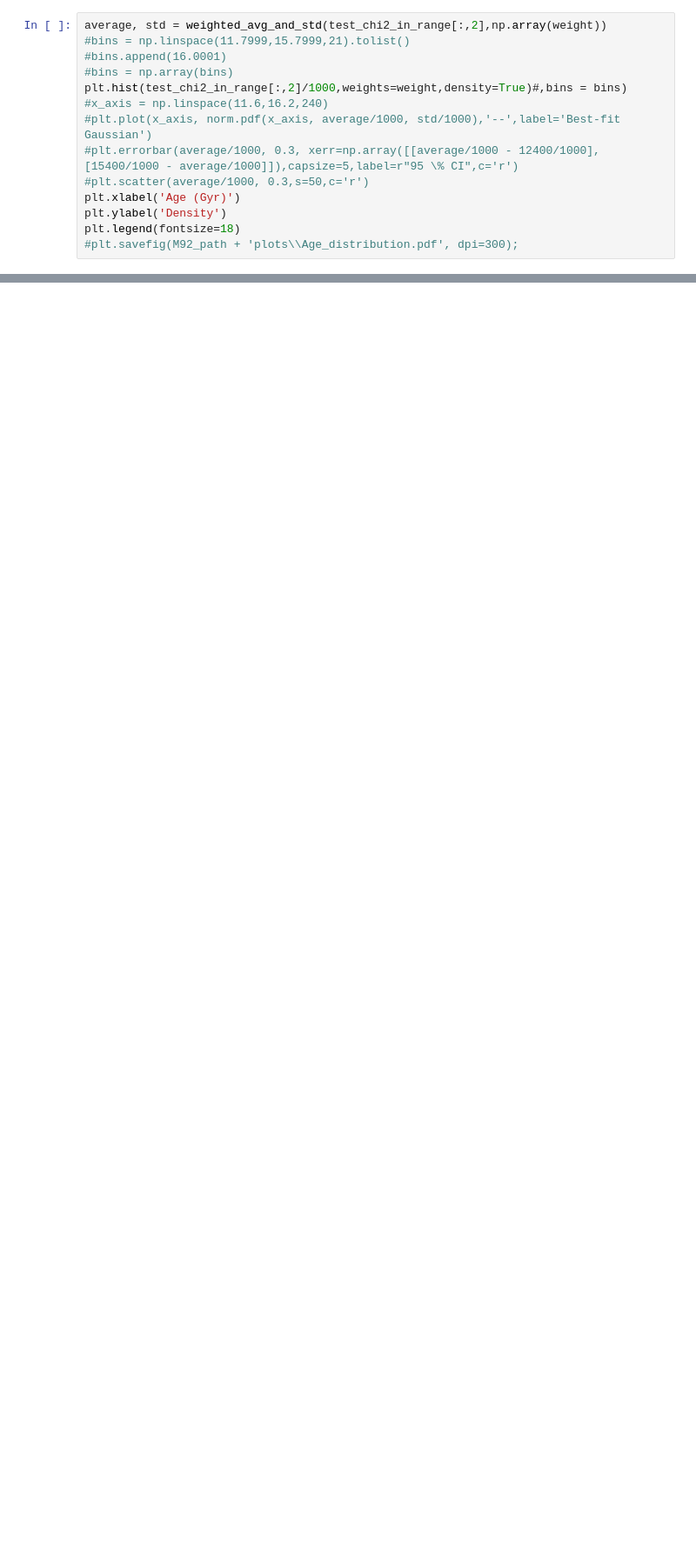
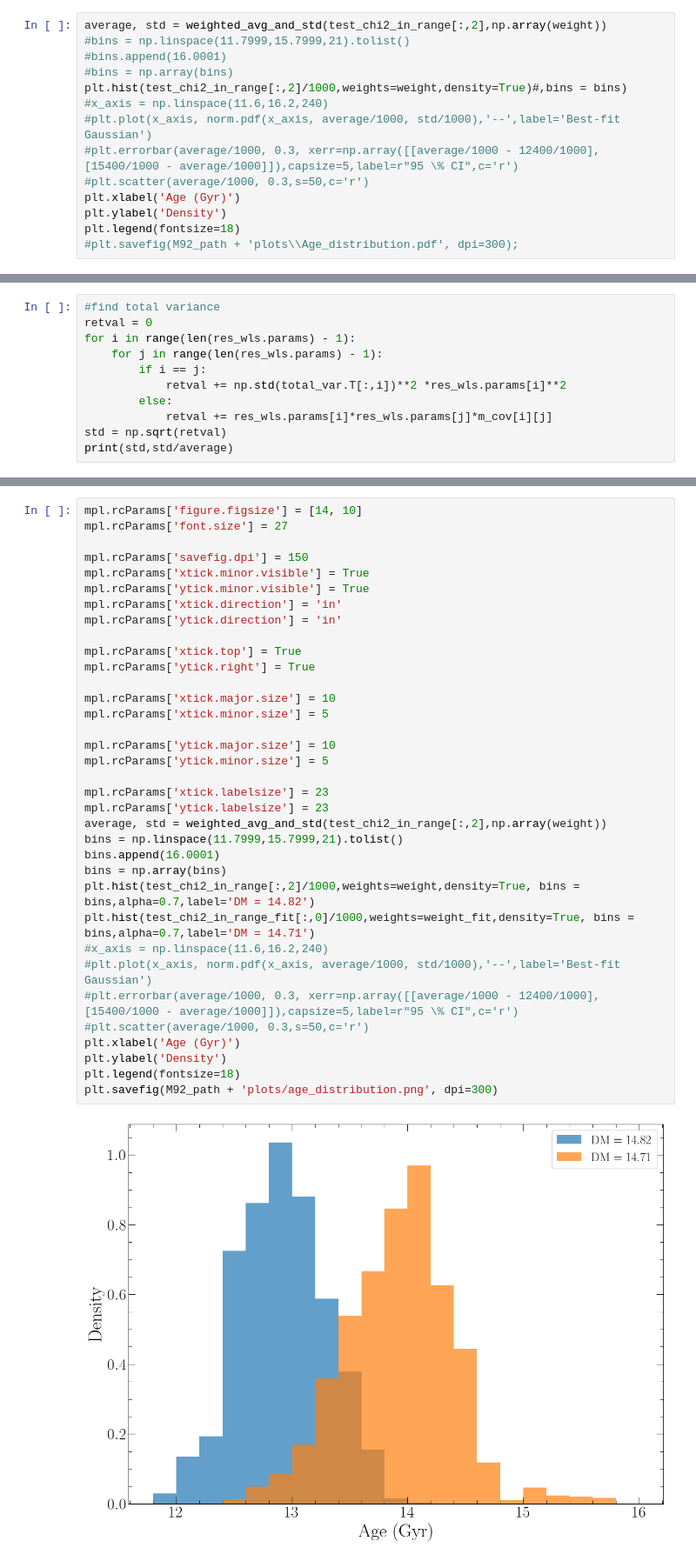
Before and after one commit to 200k33p3r/Age-of-GCs, a Jupyter notebook: Age_Estimation/M92_fixed_distance/Read_chi2_data_M92.ipynb, the cells around one changed output, grey strips where cells are left out. Shown at 87% size. Cells and saved outputs as stored; diff of their text form; blank space fills up the shorter version.

```diff
--- a/Age_Estimation/M92_fixed_distance/Read_chi2_data_M92.ipynb
+++ b/Age_Estimation/M92_fixed_distance/Read_chi2_data_M92.ipynb
@@ -240,0 +404,11 @@ test_chi2_in_range
+# %%
+#find total variance
+retval = 0
+for i in range(len(res_wls.params) - 1):
+    for j in range(len(res_wls.params) - 1):
+        if i == j:
+            retval += np.std(total_var.T[:,i])**2 *res_wls.params[i]**2
+        else:
+            retval += res_wls.params[i]*res_wls.params[j]*m_cov[i][j]
+std = np.sqrt(retval)
+print(std,std/average)
@@ -240,0 +535,37 @@ test_chi2_in_range
+# %%
+mpl.rcParams['figure.figsize'] = [14, 10]
+mpl.rcParams['font.size'] = 27
+
+mpl.rcParams['savefig.dpi'] = 150
+mpl.rcParams['xtick.minor.visible'] = True
+mpl.rcParams['ytick.minor.visible'] = True
+mpl.rcParams['xtick.direction'] = 'in'
+mpl.rcParams['ytick.direction'] = 'in'
+
+mpl.rcParams['xtick.top'] = True
+mpl.rcParams['ytick.right'] = True
+
+mpl.rcParams['xtick.major.size'] = 10
+mpl.rcParams['xtick.minor.size'] = 5
+
+mpl.rcParams['ytick.major.size'] = 10
+mpl.rcParams['ytick.minor.size'] = 5
+
+mpl.rcParams['xtick.labelsize'] = 23
+mpl.rcParams['ytick.labelsize'] = 23
+average, std = weighted_avg_and_std(test_chi2_in_range[:,2],np.array(weight))
+bins = np.linspace(11.7999,15.7999,21).tolist()
+bins.append(16.0001)
+bins = np.array(bins)
+plt.hist(test_chi2_in_range[:,2]/1000,weights=weight,density=True, bins = bins,alpha=0.7,label='DM = 14.82')
+plt.hist(test_chi2_in_range_fit[:,0]/1000,weights=weight_fit,density=True, bins = bins,alpha=0.7,label='DM = 14.71')
+#x_axis = np.linspace(11.6,16.2,240)
+#plt.plot(x_axis, norm.pdf(x_axis, average/1000, std/1000),'--',label='Best-fit Gaussian')
+#plt.errorbar(average/1000, 0.3, xerr=np.array([[average/1000 - 12400/1000], [15400/1000 - average/1000]]),capsize=5,label=r"95 \% CI",c='r')
+#plt.scatter(average/1000, 0.3,s=50,c='r')
+plt.xlabel('Age (Gyr)')
+plt.ylabel('Density')
+plt.legend(fontsize=18)
+plt.savefig(M92_path + 'plots/age_distribution.png', dpi=300)
+# %% [output]
+[figure, added]
```
Also changed, not shown: parts of 30 cells of this notebook.
